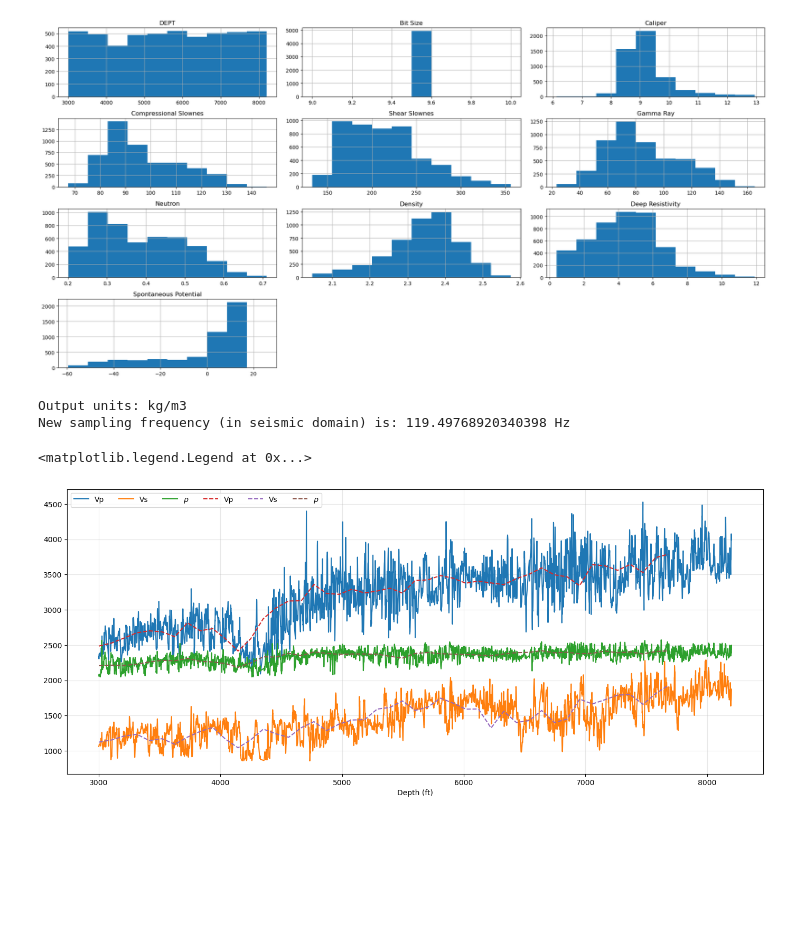
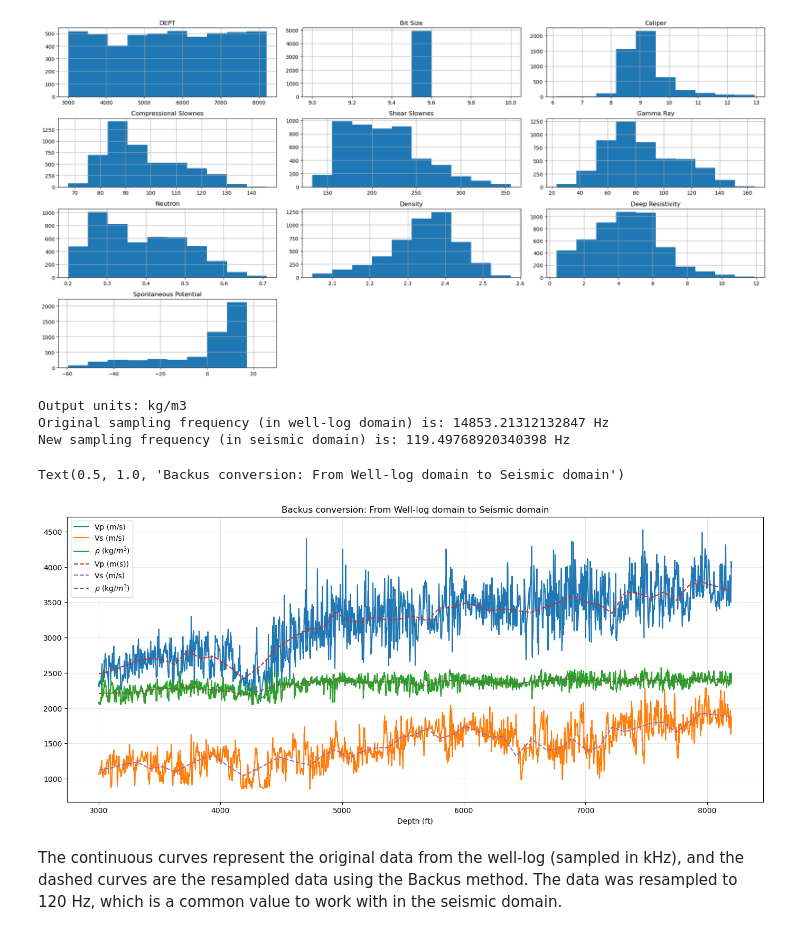
Before and after one commit to sfpoveda/seisinv, a Jupyter notebook: examples/Task 5/task5.ipynb, the cells around one changed output. Drawn from its saved outputs; the diff is of its cells as text; code cells hidden in the pictures; blank space fills up the shorter version.

Commit message:
Updated, successfull Backus conversion

```diff
--- a/examples/Task 5/task5.ipynb
+++ b/examples/Task 5/task5.ipynb
@@ -18,24 +18,31 @@ plt.tight_layout()
 # %% [output]
 [figure]
 # %%
+# Backus conversion to seismic domain
 vp = 1 / ConversionTool().SI_conversion(df['Compressional Slownes'], 'micros/ft')
 vs = 1 / ConversionTool().SI_conversion(df['Shear Slownes'], 'micros/ft')
 rho = ConversionTool().SI_conversion(df['Density'], 'g/cm3')
-vp0, vs0, rho0, dept0 = ConversionTool(104, vp, vs, rho, 3000).backus_downsampling()
+depth = df['DEPT']
+vp0, vs0, rho0, dept0 = ConversionTool(104, vp, vs, rho, 3000, depth).backus_downsampling()
 # %% [output]
 Output units: kg/m3
+Original sampling frequency (in well-log domain) is: 14853.21312132847 Hz
 New sampling frequency (in seismic domain) is: 119.49768920340398 Hz
 # %%
+# Plot resmapled data
 fig = plt.figure(figsize=(17,7))
-plt.plot(df.DEPT, vp, label='Vp')
-plt.plot(df.DEPT, vs, label='Vs')
-plt.plot(df.DEPT, rho, label=fr'$\rho$')
-plt.plot(dept0, vp0, label='Vp', linestyle='dashed')
-plt.plot(dept0, vs0, label='Vs', linestyle='dashed')
-plt.plot(dept0, rho0, label=fr'$\rho$', linestyle='dashed')
+plt.plot(df.DEPT, vp, label='Vp (m/s)')
+plt.plot(df.DEPT, vs, label='Vs (m/s)')
+plt.plot(df.DEPT, rho, label=fr'$\rho$ (kg/$m^3$)')
+plt.plot(dept0, vp0, label='Vp (m(s))', linestyle='dashed')
+plt.plot(dept0, vs0, label='Vs (m/s)', linestyle='dashed')
+plt.plot(dept0, rho0, label=fr'$\rho$ (kg/$m^3$)', linestyle='dashed')
 plt.xlabel('Depth (ft)')
 plt.grid(alpha=.3)
-plt.legend(ncol=6)
+plt.legend(ncol=1)
+plt.title('Backus conversion: From Well-log domain to Seismic domain')
 # %% [output]
-<matplotlib.legend.Legend at 0x...>
+Text(0.5, 1.0, 'Backus conversion: From Well-log domain to Seismic domain')
-[figure, old version]
+[figure, new version]
+# %% [markdown]
+The continuous curves represent the original data from the well-log (sampled in kHz), and the dashed curves are the resampled data using the Backus method. The data was resampled to 120 Hz, which is a common value to work with in the seismic domain.
```
Also changed, not shown: 1 other file.
